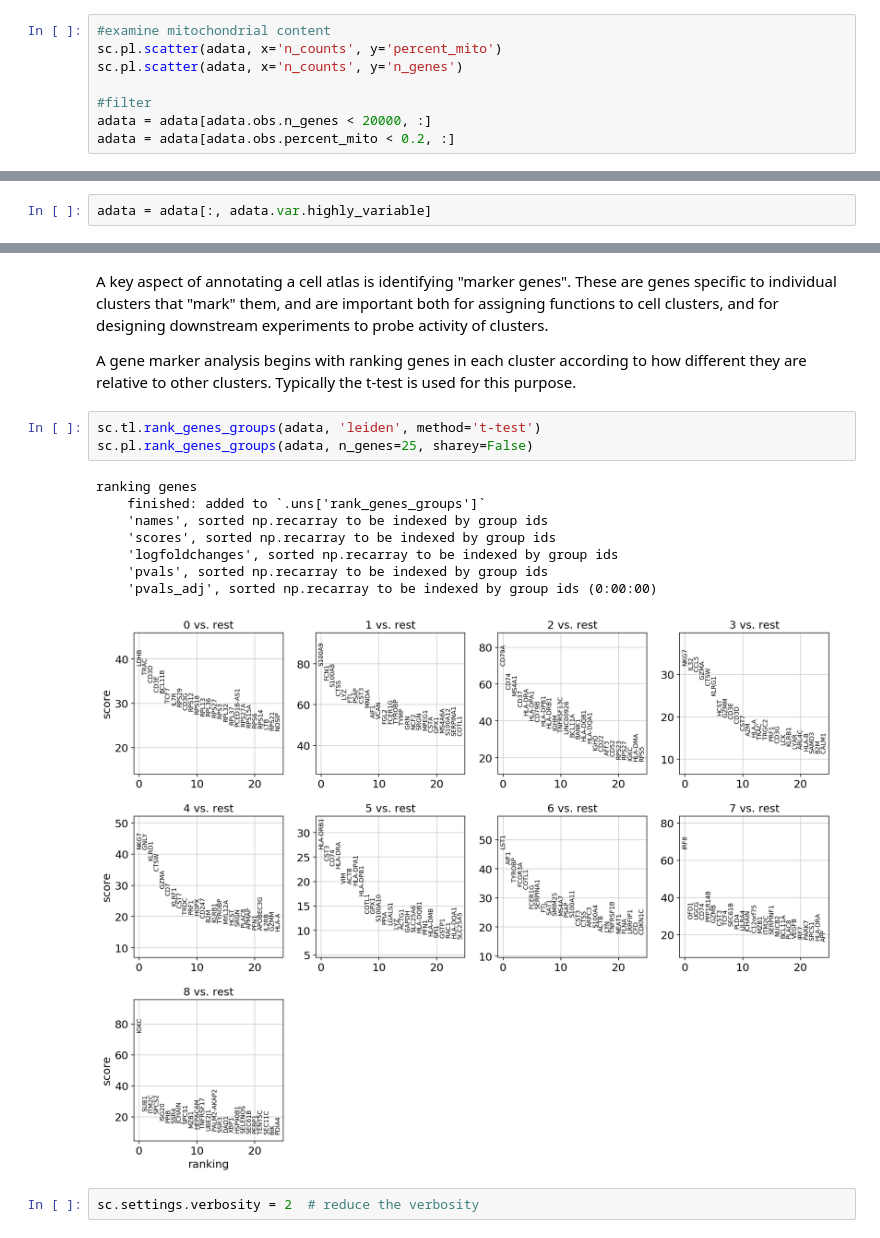
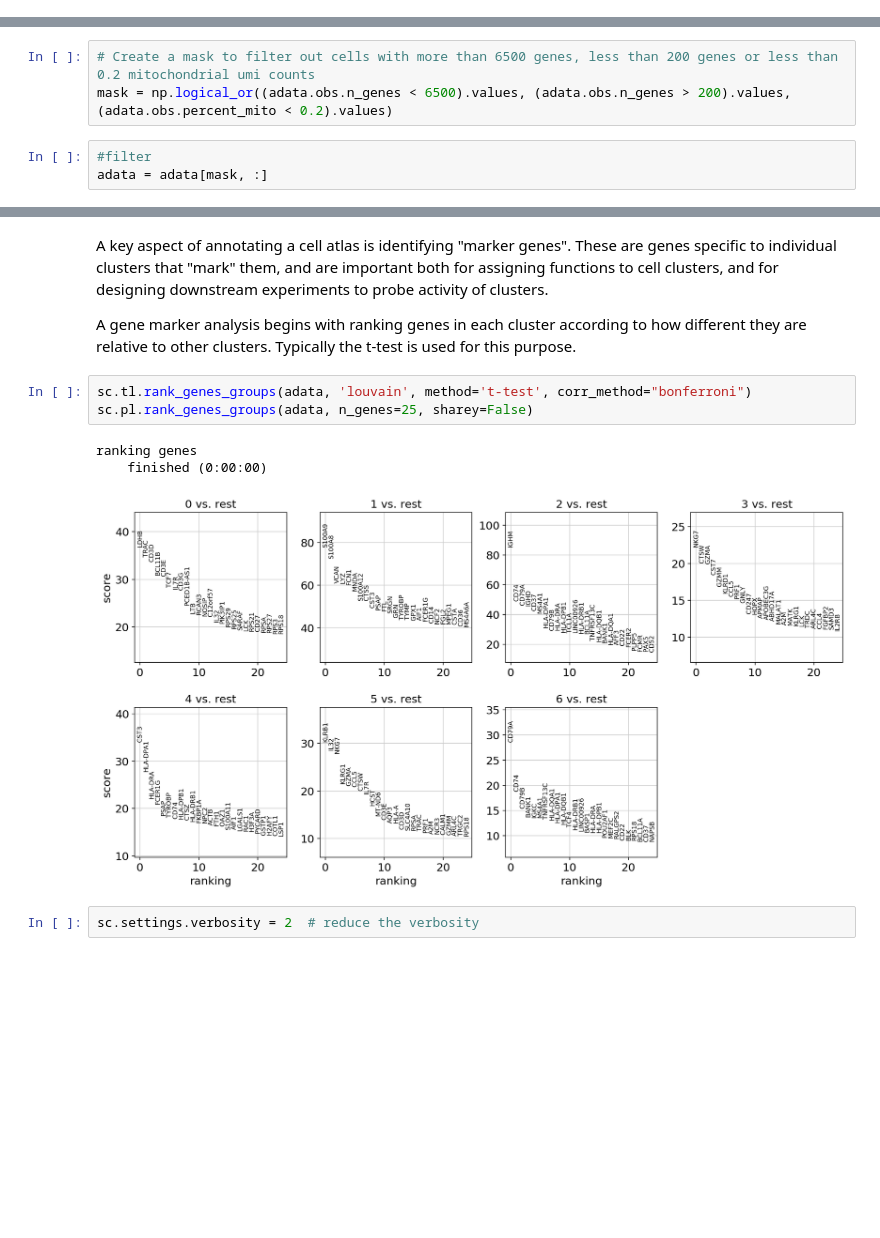
Before and after one commit to pachterlab/kallistobustools, a Jupyter notebook: notebooks/kb_atlas_annotation_Scanpy.ipynb, the cells around one changed output, grey strips where cells are left out. Drawn from its saved outputs; the diff is of its cells as text; blank space fills up the shorter version.

```diff
--- a/notebooks/kb_atlas_annotation_Scanpy.ipynb
+++ b/notebooks/kb_atlas_annotation_Scanpy.ipynb
@@ -287,10 +297,2 @@ filtered out 34669 genes that are detected in less than 3 cells
 # %% [markdown]
 Next, filter by mitochondrial gene content
-# %%
-#examine mitochondrial content
-sc.pl.scatter(adata, x='n_counts', y='percent_mito')
-sc.pl.scatter(adata, x='n_counts', y='n_genes')
-
-#filter
-adata = adata[adata.obs.n_genes < 20000, :]
-adata = adata[adata.obs.percent_mito < 0.2, :]
@@ -312,0 +321,6 @@ sc.pl.violin(adata, ['n_genes', 'n_counts', 'percent_mito'],
+# %%
+# Create a mask to filter out cells with more than 6500 genes, less than 200 genes or less than 0.2 mitochondrial umi counts
+mask = np.logical_or((adata.obs.n_genes < 6500).values, (adata.obs.n_genes > 200).values, (adata.obs.percent_mito < 0.2).values)
+# %%
+#filter
+adata = adata[mask, :]
@@ -362,4 +382,2 @@ Actually do the filtering.
-# %%
-adata = adata[:, adata.var.highly_variable]
 # %% [markdown]
 Regress out effects of total counts per cell and the percentage of mitochondrial genes expressed. Scale the data to unit variance.
@@ -478,17 +484,12 @@ A key aspect of annotating a cell atlas is identifying "marker genes". These are
 
 A gene marker analysis begins with ranking genes in each cluster according to how different they are relative to other clusters. Typically the t-test is used for this purpose.
 # %%
-sc.tl.rank_genes_groups(adata, 'leiden', method='t-test')
+sc.tl.rank_genes_groups(adata, 'louvain', method='t-test', corr_method="bonferroni")
 sc.pl.rank_genes_groups(adata, n_genes=25, sharey=False)
 # %% [output]
 ranking genes
-    finished: added to `.uns['rank_genes_groups']`
-    'names', sorted np.recarray to be indexed by group ids
-    'scores', sorted np.recarray to be indexed by group ids
-    'logfoldchanges', sorted np.recarray to be indexed by group ids
-    'pvals', sorted np.recarray to be indexed by group ids
-    'pvals_adj', sorted np.recarray to be indexed by group ids (0:00:00)
+    finished (0:00:00)
-[figure, old version]
+[figure, new version]
 # %%
 sc.settings.verbosity = 2  # reduce the verbosity
 # %% [markdown]
```
Also changed, not shown: parts of 81 cells of this notebook.
